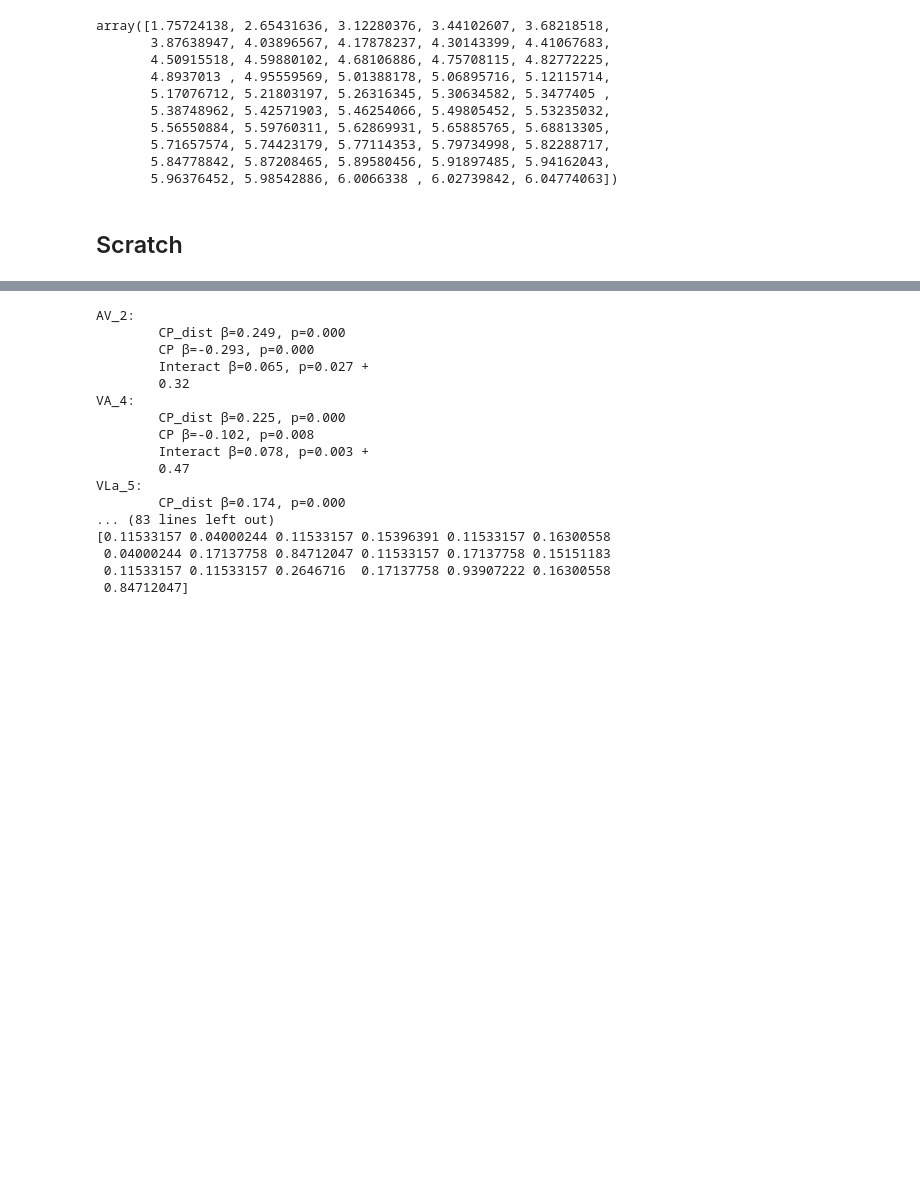
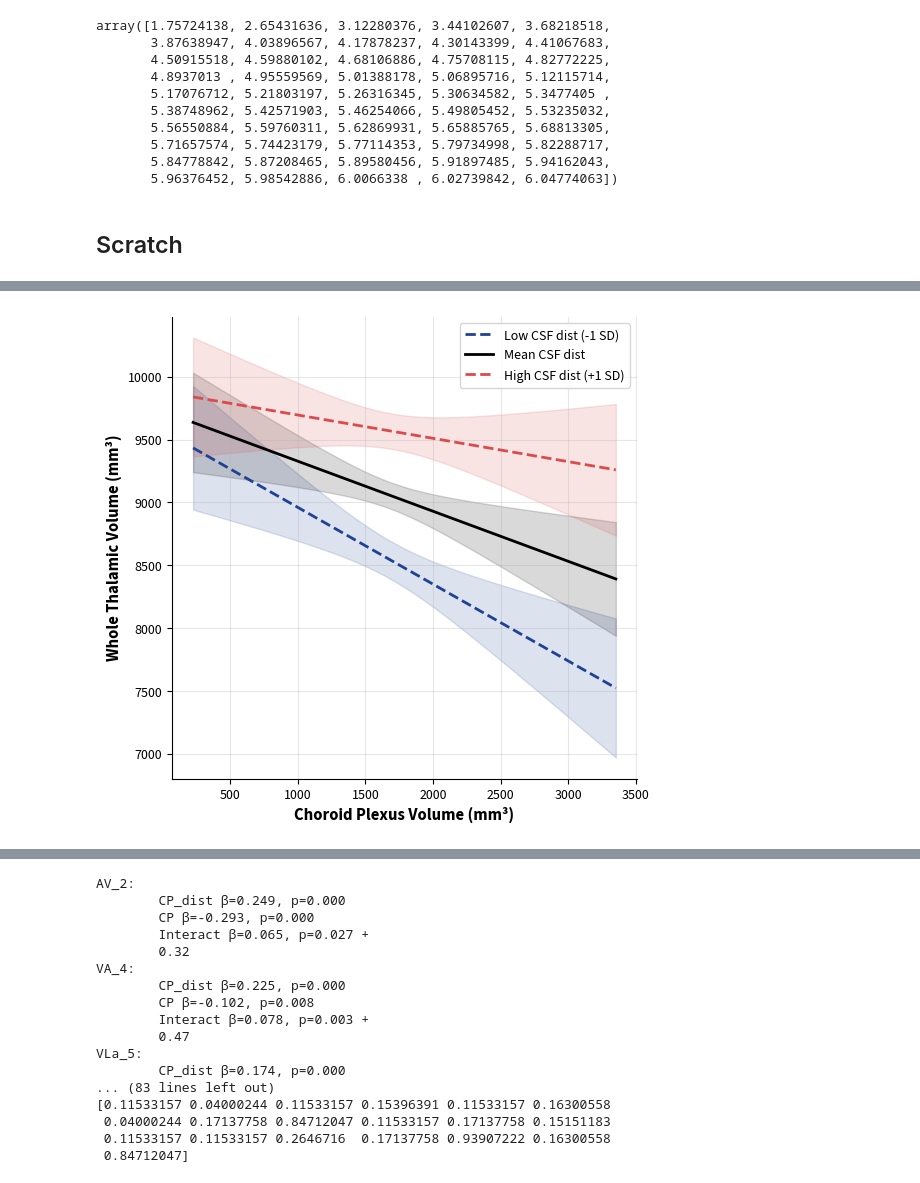
Before and after one commit to srs328/ms_mri, a Jupyter notebook: analysis/thalamus/results/5-CP_distance_gradient.ipynb, the cells around one changed output, grey strips where cells are left out. Saved outputs shown, nothing was run; the diff lists cells and outputs as text; code cells hidden in the pictures; blank space fills up the shorter version.

```diff
--- a/analysis/thalamus/results/5-CP_distance_gradient.ipynb
+++ b/analysis/thalamus/results/5-CP_distance_gradient.ipynb
@@ -2904,0 +2924,82 @@ VLa_5:
+# %%
+# Prepare data
+plot_data = data_orig[MS_patients].copy()
+# plot_data['Female'] = pd.to_numeric(plot_data['Female'])
+
+x_name, w_name, y_name = "CP", "THALAMUS_1_LV_sdt", "WTV"
+xcent_name, wcent_name = f"{x_name}_cent", f"{w_name}_cent"
+covariates = ["age", "Female", "tiv", "LV_log"]
+
+ylabel = "Whole Thalamic Volume (mm³)"
+xlabel = "Choroid Plexus Volume (mm³)"
+
+# Center predictors
+plot_data[xcent_name] = plot_data[x_name] - plot_data[x_name].mean()
+plot_data[wcent_name] = plot_data[w_name] - plot_data[w_name].mean()
+
+# Fit model
+formula = f"{y_name} ~ {wcent_name}*{xcent_name} + {' + '.join(covariates)}"
+res = sm.OLS.from_formula(formula, data=plot_data).fit()
+
+# Get interaction coefficient to verify direction
+interaction_coef = res.params[f"{wcent_name}:{xcent_name}"]
+interaction_p = res.pvalues[f"{wcent_name}:{xcent_name}"]
+print(f"Interaction coefficient: {interaction_coef:.4f}, p={interaction_p:.4f}")
+
+# Generate predictions
+exclude = ["Intercept", "Female[T.1]", x_name, w_name, xcent_name, wcent_name, f"{wcent_name}:{xcent_name}"]
+covars = {var: plot_data[var].mean() for var in res.model.exog_names if var not in exclude}
+covars['Female'] = 1
+x_range = np.linspace(plot_data[xcent_name].min(), plot_data[xcent_name].max(), 100)
+w_mean, w_std = plot_data[wcent_name].mean(), plot_data[wcent_name].std()
+
+preds = {}
+for level, w_val in [("low", w_mean - w_std), ("mid", w_mean), ("high", w_mean + w_std)]:
+    test_data = pd.DataFrame({**covars, xcent_name: x_range, wcent_name: w_val})
+    preds[level] = res.get_prediction(test_data).summary_frame(alpha=0.05)
+
+x_plot = x_range + plot_data[x_name].mean()
+
+# Plot
+fig, ax = plt.subplots(figsize=(6, 6))
+
+for level, color, style, label in [
+    ("low", colors["dark blue1"], "--", "Low CSF dist (-1 SD)"),
+    ("mid", "black", "-", "Mean CSF dist"),
+    ("high", colors["dark red2"], "--", "High CSF dist (+1 SD)")
+]:
+    pred = preds[level]
+    ax.plot(x_plot, pred['mean'], label=label, linestyle=style, color=color, linewidth=2)
+    ax.fill_between(x_plot, pred["mean_ci_lower"], pred["mean_ci_upper"],
+                     color=color, alpha=0.15)
+
+ax.legend()
+ax.set_xlabel(xlabel, fontsize=12, fontweight="bold")
+ax.set_ylabel(ylabel, fontsize=12, fontweight="bold")
+# ax.set_title(f"Relationship between thalamic volume and {x_name} at levels of T2LV", fontsize=12)
+ax.spines['top'].set_visible(False)
+ax.spines['right'].set_visible(False)
+ax.grid(True, alpha=0.3)
+
+# y_max = ax.get_ybound()[1]
+# ax.set_ybound([plot_data['WTV'].mean() - plot_data['WTV'].std()*2.2,
+#                plot_data['WTV'].mean() + plot_data['WTV'].std()*1.5])
+
+# if interaction_coef < 0:
+#     ax.text(
+#         0.05, 0.95,
+#         "Higher lesion burden amplifies\nCP's deleterious effect on thalamus",
+#         transform=ax.transAxes,
+#         fontsize=10,
+#         verticalalignment='top',
+#         bbox=dict(boxstyle='round', facecolor='wheat', alpha=0.5)
+#     )
+
+
+# plt.tight_layout()
+plt.savefig(fig_path / "Supplementary Figure 4.png", dpi=300)
+plt.show()
+
+print([plot_data['WTV'].mean() - plot_data['WTV'].std()*2.2,
+               plot_data['WTV'].mean() + plot_data['WTV'].std()*1.5])
+# %% [output]
@@ -2904,0 +3007 @@ VLa_5:
+[figure, added]
```
Also changed, not shown: parts of 7 cells of this notebook, 4 other files.
